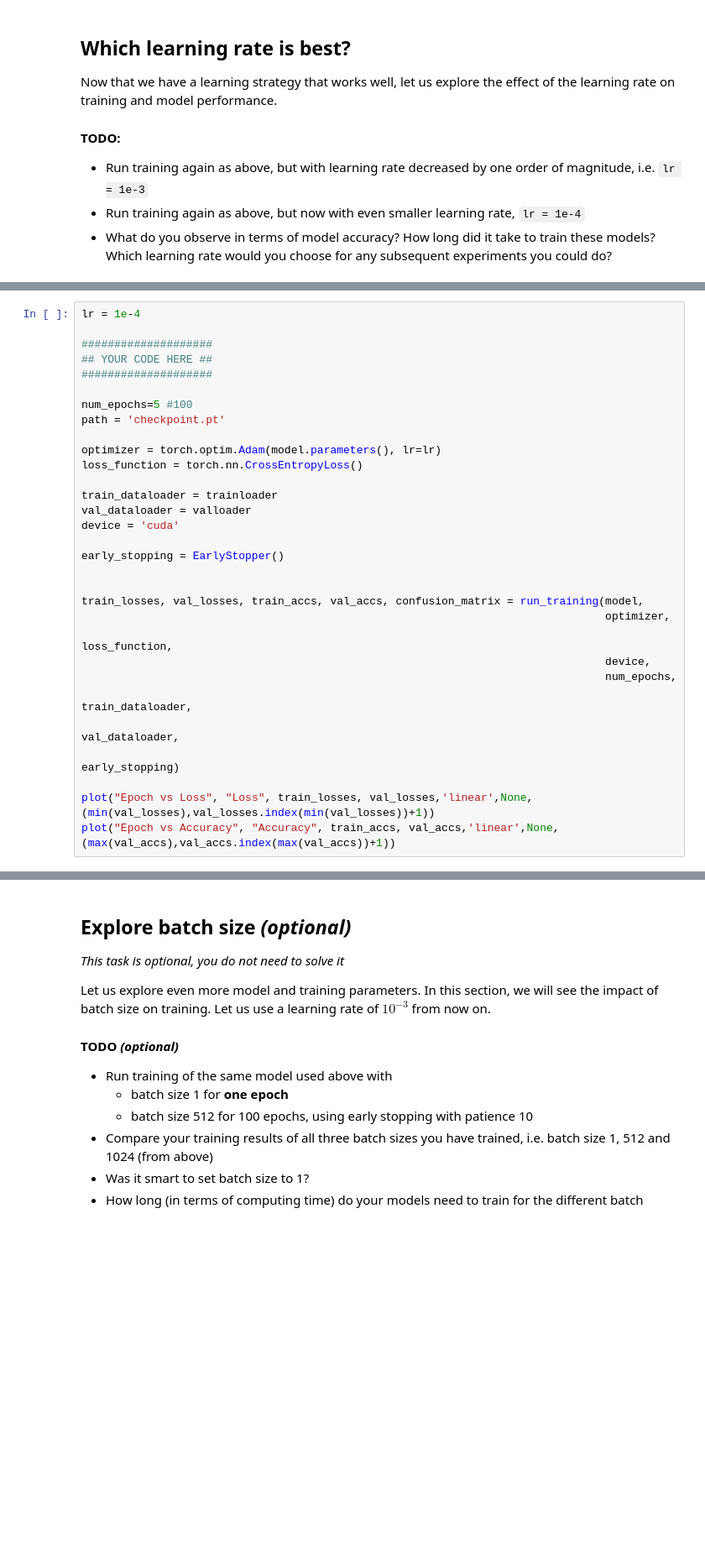
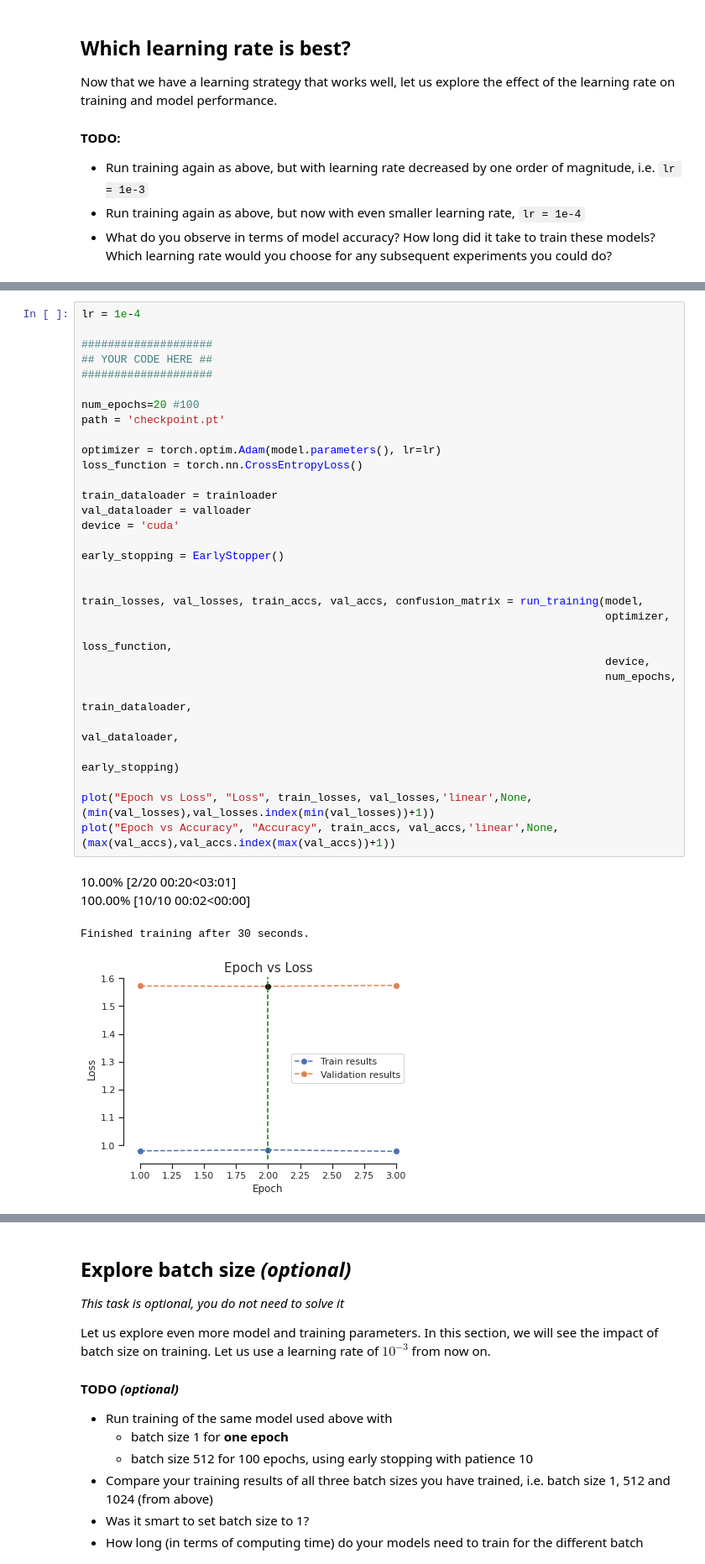
Before and after one commit to adjr2/deep_learning, a Jupyter notebook: Ex2_2022.ipynb, the cells around one changed output, grey strips where cells are left out. Shown at 84% size. Drawn from its saved outputs; the diff is of its cells as text; blank space fills up the shorter version.

```diff
--- a/Ex2_2022.ipynb
+++ b/Ex2_2022.ipynb
@@ -897,31 +922,36 @@ plot("Epoch vs Accuracy", "Accuracy", train_accs, val_accs,'linear',None,(max(va
 # %%
 lr = 1e-4
 
 ####################
 ## YOUR CODE HERE ##
 ####################
 
-num_epochs=5 #100
+num_epochs=20 #100
 path = 'checkpoint.pt'
 
 optimizer = torch.optim.Adam(model.parameters(), lr=lr)
 loss_function = torch.nn.CrossEntropyLoss()
 
 train_dataloader = trainloader
 val_dataloader = valloader
 device = 'cuda'
 
 early_stopping = EarlyStopper()
 
 
 train_losses, val_losses, train_accs, val_accs, confusion_matrix = run_training(model,
                                                                                 optimizer,
                                                                                 loss_function,
                                                                                 device,
                                                                                 num_epochs,
                                                                                 train_dataloader,
                                                                                 val_dataloader,
                                                                                 early_stopping)
 
 plot("Epoch vs Loss", "Loss", train_losses, val_losses,'linear',None,(min(val_losses),val_losses.index(min(val_losses))+1))
 plot("Epoch vs Accuracy", "Accuracy", train_accs, val_accs,'linear',None,(max(val_accs),val_accs.index(max(val_accs))+1))
+# %% [output]
+10.00% [2/20 00:20<03:01]
+100.00% [10/10 00:02<00:00]
+Finished training after 30 seconds.
+[figure, added]
```
Also changed, not shown: parts of 12 cells of this notebook.
